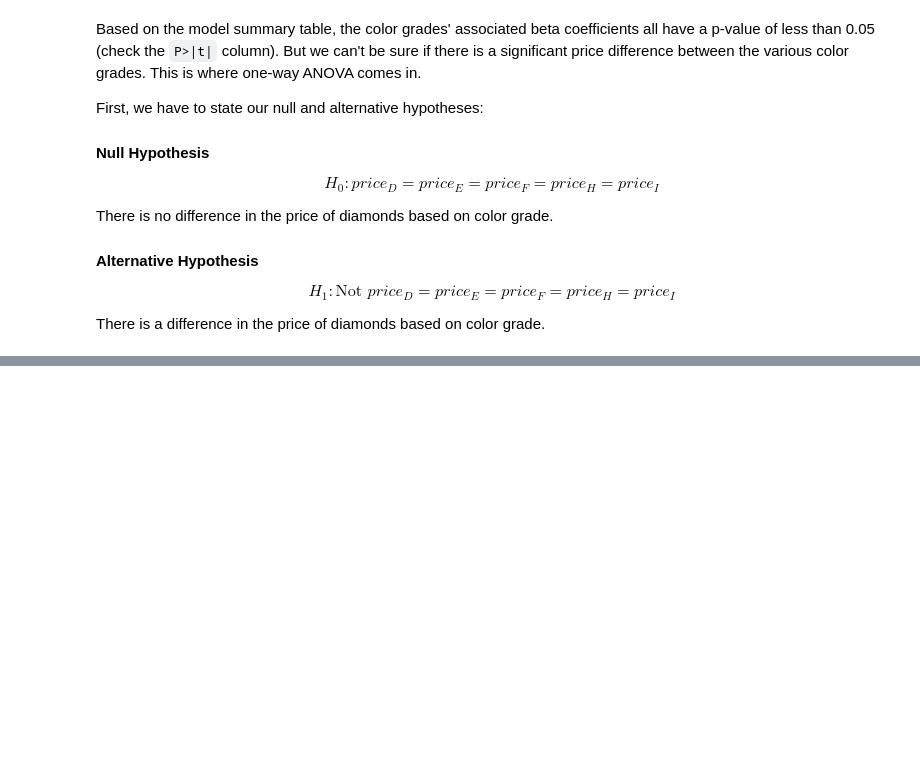
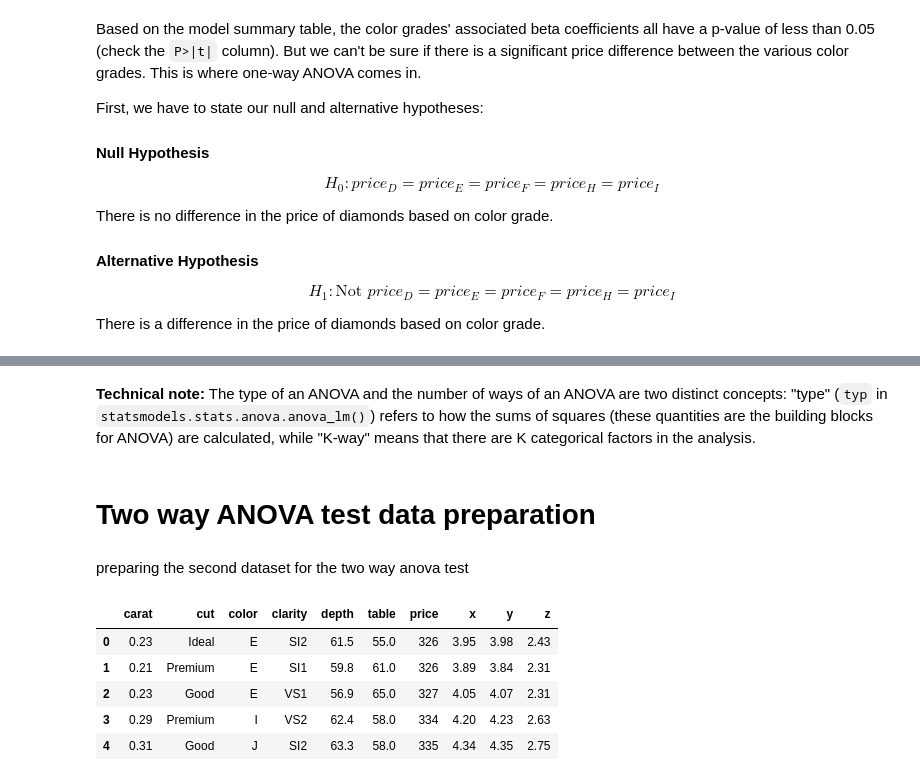
Before and after one commit to PrincelyKitilya/Linear-Regression-assumptions-tests, a Jupyter notebook: Anova_tesing/one_way_two_way_annova.ipynb, the cells around one changed output, grey strips where cells are left out. Cells and saved outputs as stored; diff of their text form; code cells hidden in the pictures; blank space fills up the shorter version.

```diff
--- a/Anova_tesing/one_way_two_way_annova.ipynb
+++ b/Anova_tesing/one_way_two_way_annova.ipynb
@@ -203,0 +225,19 @@ There is a difference in the price of diamonds based on color grade.
+# %% [markdown]
+**Technical note:** The type of an ANOVA and the number of ways of an ANOVA are two distinct concepts: "type" (`typ` in `statsmodels.stats.anova.anova_lm()`) refers to how the sums of squares (these quantities are the building blocks for ANOVA) are calculated, while "K-way" means that there are K categorical factors in the analysis.
+# %% [markdown]
+# Two way ANOVA test data preparation
+# %% [markdown]
+preparing the second dataset for the two way anova test
+# %%
+#importing the diamonds dataset from seaborn package
+diamonds_data2 = sns.load_dataset("diamonds", cache=False)
+# %%
+# exploring the first 5 elements of the data set
+diamonds_data2.head()
+# %% [output]
+|  | carat | cut | color | clarity | depth | table | price | x | y | z |
+| 0 | 0.23 | Ideal | E | SI2 | 61.5 | 55.0 | 326 | 3.95 | 3.98 | 2.43 |
+| 1 | 0.21 | Premium | E | SI1 | 59.8 | 61.0 | 326 | 3.89 | 3.84 | 2.31 |
+| 2 | 0.23 | Good | E | VS1 | 56.9 | 65.0 | 327 | 4.05 | 4.07 | 2.31 |
+| 3 | 0.29 | Premium | I | VS2 | 62.4 | 58.0 | 334 | 4.20 | 4.23 | 2.63 |
+| 4 | 0.31 | Good | J | SI2 | 63.3 | 58.0 | 335 | 4.34 | 4.35 | 2.75 |
```
Also changed, not shown: parts of 23 cells of this notebook, 1 other file.
